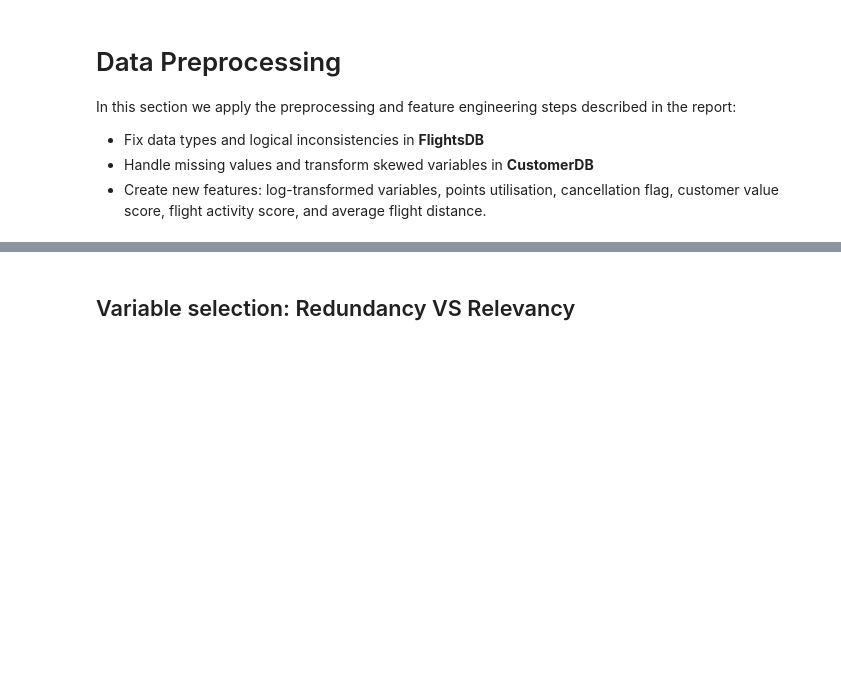
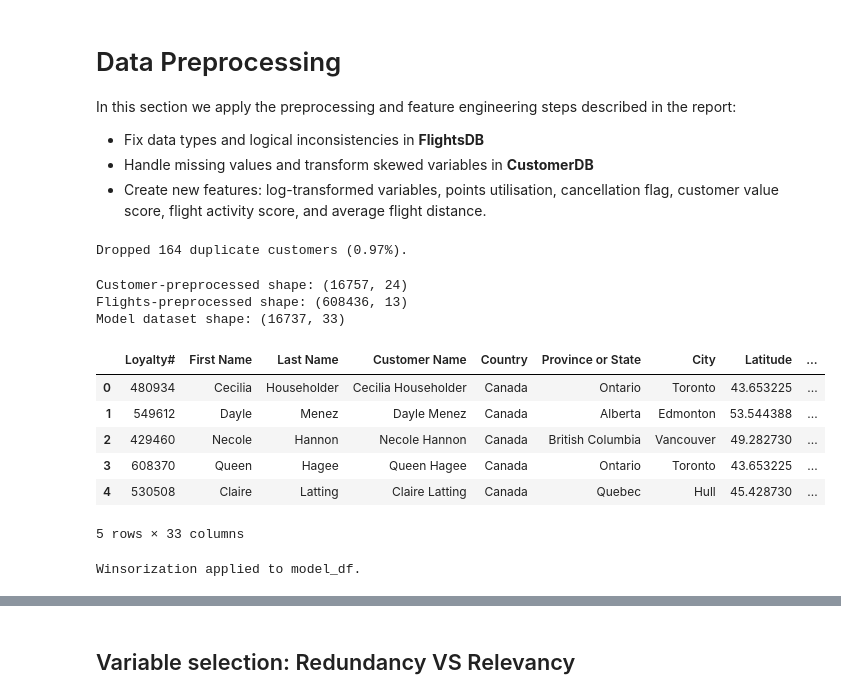
Before and after one commit to lucasdmcax/data_mining, a Jupyter notebook: Group20_EDA_Clustering.ipynb, the cells around one changed output, grey strips where cells are left out. Cells and saved outputs as stored; diff of their text form; code cells hidden in the pictures; blank space fills up the shorter version.

```diff
--- a/Group20_EDA_Clustering.ipynb
+++ b/Group20_EDA_Clustering.ipynb
@@ -199,30 +199,49 @@ described in the report:
   average flight distance.
 # %%
 # Remove duplicates in customer database
+initial_rows = customer_db.shape[0]
 duplicated_loyalty_ids = customer_db[customer_db['Loyalty#'].duplicated()]['Loyalty#'].unique()
 customer_db = customer_db.drop_duplicates(subset=['Loyalty#'])
-flights_db = flights_db[~flights_db['Loyalty#'].isin(duplicated_loyalty_ids)]  # Remove flights for duplicated customers
+dropped_rows = initial_rows - customer_db.shape[0]
+dropped_percentage = (dropped_rows / initial_rows) * 100
+
+print(f"Dropped {dropped_rows} duplicate customers ({dropped_percentage:.2f}%).")
+# Note: We do not filter flights_db here because the inner join later will automatically exclude flights from dropped customers.
+# %% [output]
+Dropped 164 duplicate customers (0.97%).
 # %%
 # Run preprocessing for each table
 customer_preprocessed = preprocess_customers(customer_db)
 flights_preprocessed = preprocess_flights(flights_db)
 
 # Build customer-level flight features
 customer_flight_features = build_customer_flight_features(flights_preprocessed)
 
 # Merge into a single modelling dataset (one row per customer)
 id_col = 'Loyalty#'
 model_df = (
     customer_preprocessed
-    .merge(customer_flight_features, on=id_col, how='left')
+    .merge(customer_flight_features, on=id_col, how='inner')
 )
 
 print("Customer-preprocessed shape:", customer_preprocessed.shape)
 print("Flights-preprocessed shape:", flights_preprocessed.shape)
 print("Model dataset shape:", model_df.shape)
 
 model_df.head()
+# %% [output]
+Customer-preprocessed shape: (16757, 24)
+Flights-preprocessed shape: (608436, 13)
+Model dataset shape: (16737, 33)
+|  | Loyalty# | First Name | Last Name | Customer Name | Country | Province or State | City | Latitude | ... |
+| 0 | 480934 | Cecilia | Householder | Cecilia Householder | Canada | Ontario | Toronto | 43.653225 | ... |
+| 1 | 549612 | Dayle | Menez | Dayle Menez | Canada | Alberta | Edmonton | 53.544388 | ... |
+| 2 | 429460 | Necole | Hannon | Necole Hannon | Canada | British Columbia | Vancouver | 49.282730 | ... |
+| 3 | 608370 | Queen | Hagee | Queen Hagee | Canada | Ontario | Toronto | 43.653225 | ... |
+| 4 | 530508 | Claire | Latting | Claire Latting | Canada | Quebec | Hull | 45.428730 | ... |
+5 rows × 33 columns
 # %%
+# Apply winsorization to the merged dataset
 flight_outlier_cols = [
     'TotalFlights',
     'TotalDistanceKM',
@@ -231,8 +250,19 @@ flight_outlier_cols = [
     'AverageFlightDistance'
 ]
 
-customer_flight_features_wins = winsorize_dataframe(
-    customer_flight_features,
-    columns=flight_outlier_cols,
+customer_outlier_cols = [
+    'Income',
+    'Customer Lifetime Value',
+    'CustomerLifetimeValue_log'
+]
+
+# Winsorize both sets of columns on the model_df directly
+model_df = winsorize_dataframe(
+    model_df,
+    columns=flight_outlier_cols + customer_outlier_cols,
     limits=(0.01, 0.01)    # winsorize at 1% and 99%
 )
+
+print("Winsorization applied to model_df.")
+# %% [output]
+Winsorization applied to model_df.
```
Also changed, not shown: parts of 12 cells of this notebook.
